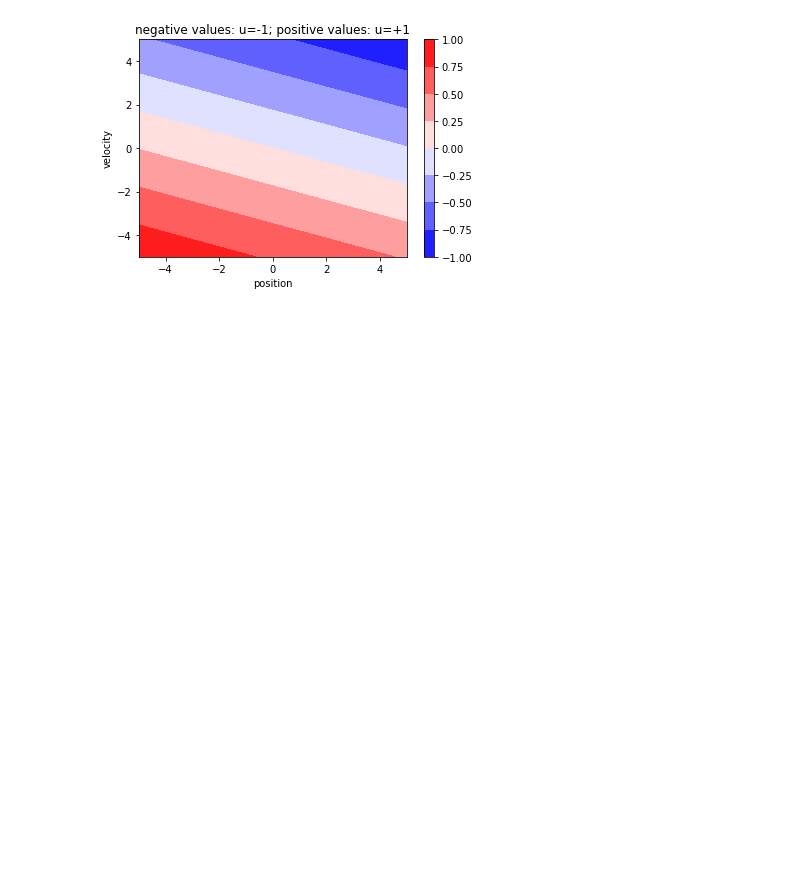
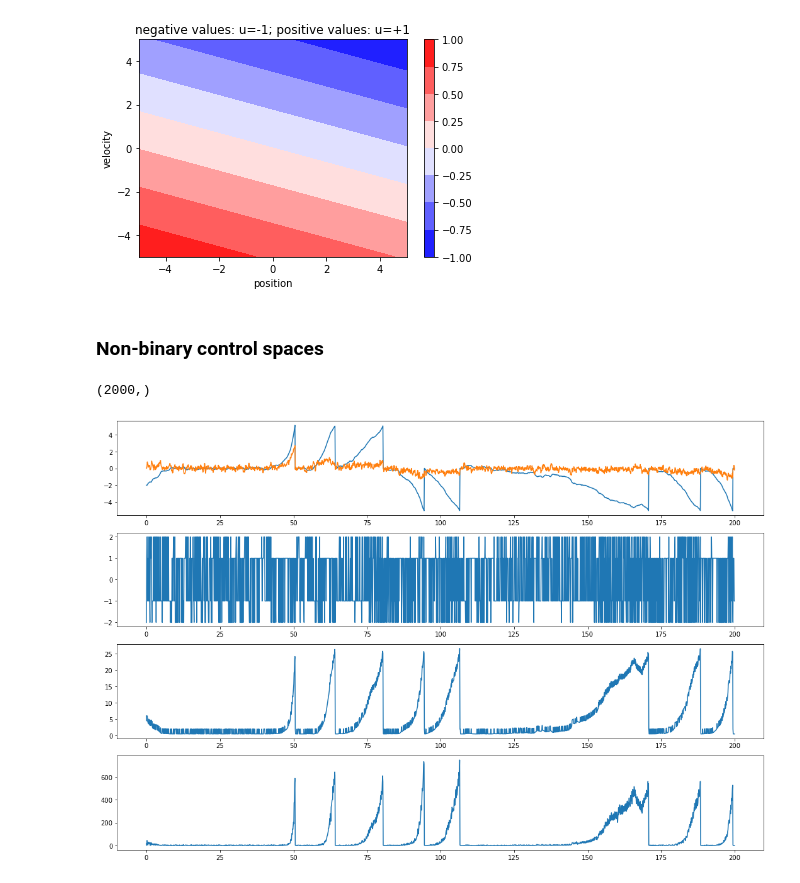
Before and after one commit to JopNiessen/DualControl, a Jupyter notebook: DQN.ipynb, the cells around one changed output. Cells and saved outputs as stored; diff of their text form; code cells hidden in the pictures; blank space fills up the shorter version.

```diff
--- a/DQN.ipynb
+++ b/DQN.ipynb
@@ -118,3 +125,35 @@ plt.colorbar()
 plt.title('negative values: u=-1; positive values: u=+1');
 # %% [output]
 [figure]
+# %% [markdown]
+### Non-binary control spaces
+# %%
+key = jrandom.PRNGKey(1)
+
+# Initialize system
+x0 = np.array([-2, 0])
+ctrl_space = jnp.array([-2, -1, 1, 2])
+SDI = StochasticDoubleIntegrator(x0)
+
+# Initialize neural network
+architecture = (2, 4)
+activation = ['linear']
+NN = NeuralNet(key, architecture, activation, eta=1e-4)
+
+# Choose controler
+DQL = DQLearning(NN, SDI.dim, ctrl=ctrl_space)
+
+# Train controler
+th, X, U, C, L, DQL = run_controlled_environment(key, DQL, SDI, 200, learning=True, training_wheels=True)
+print(U.shape)
+
+fig, ax = plt.subplots(4, figsize=(15,10))
+ax[0].plot(th, X[:, 0])
+ax[0].plot(th, X[:, -1])
+ax[1].plot(th, U)
+ax[2].plot(th, C)
+ax[3].plot(th, L)
+plt.tight_layout()
+# %% [output]
+(2000,)
+[figure, added]
```
Also changed, not shown: parts of 11 cells of this notebook.
